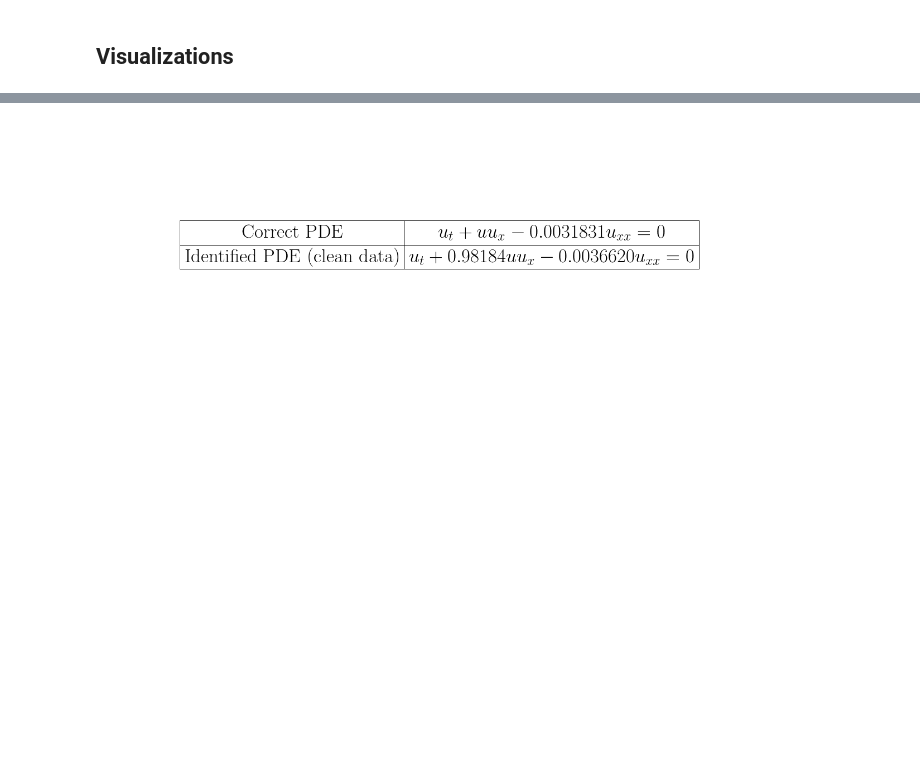
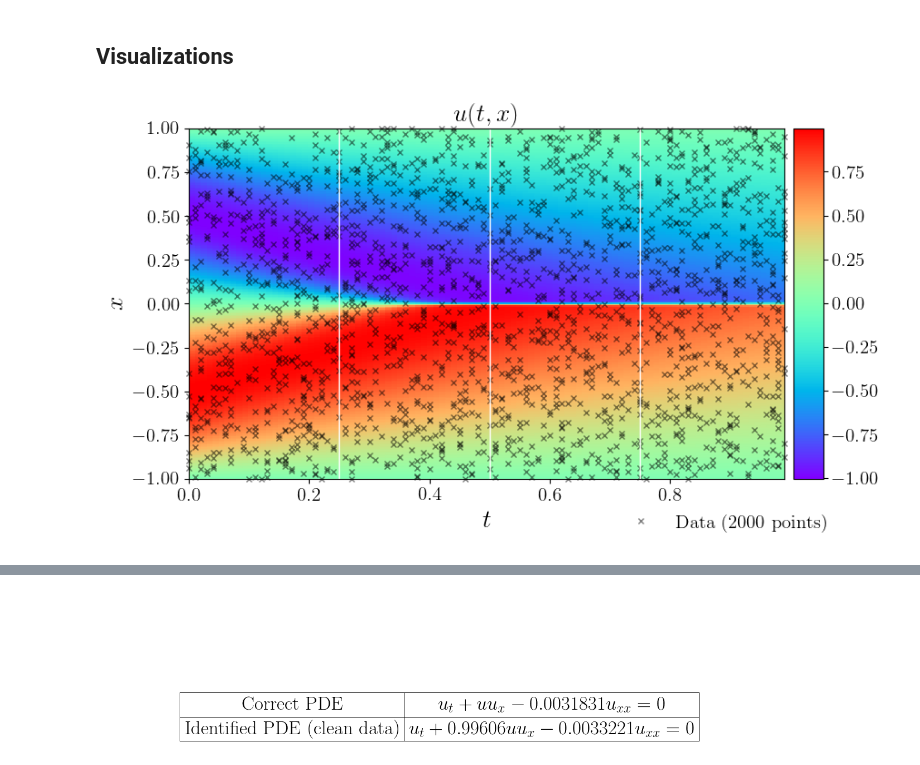
Before and after one commit to abhilash-neog/PINNs-With-Adaptive-Weighing, a Jupyter notebook: Burgers_inverse_with_weighing.ipynb, the cells around one changed output, grey strips where cells are left out. Drawn from its saved outputs; the diff is of its cells as text; code cells hidden in the pictures; blank space fills up the shorter version.

```diff
--- a/Burgers_inverse_with_weighing.ipynb
+++ b/Burgers_inverse_with_weighing.ipynb
@@ -327,11 +326,11 @@ Error l2: 15.04362%
 # %% [markdown]
 ## Training on Noisy Data
 # %%
-# noise = 0.01
+noise = 0.01
 
-# # create training set
-# u_train = u_train + noise*np.std(u_train)*np.random.randn(u_train.shape[0], u_train.shape[1])
+# create training set
+u_train = u_train + noise*np.std(u_train)*np.random.randn(u_train.shape[0], u_train.shape[1])
 
-# # training
-# model = PhysicsInformedNN(X_u_train, u_train, layers, lb, ub)
-# model.train(10000)
+# training
+model = PhysicsInformedNN(X_u_train, u_train, layers, lb, ub)
+model.train(0)
@@ -339,46 +356,48 @@ Error l2: 15.04362%
 ## Visualizations
 # %%
 
-# """ The aesthetic setting has changed. """
+""" The aesthetic setting has changed. """
 
-# ####### Row 0: u(t,x) ##################
+####### Row 0: u(t,x) ##################
 
-# fig = plt.figure(figsize=(9, 5))
-# ax = fig.add_subplot(111)
+fig = plt.figure(figsize=(9, 5))
+ax = fig.add_subplot(111)
 
-# h = ax.imshow(U_pred.T, interpolation='nearest', cmap='rainbow',
-#               extent=[t.min(), t.max(), x.min(), x.max()],
-#               origin='lower', aspect='auto')
-# divider = make_axes_locatable(ax)
-# cax = divider.append_axes("right", size="5%", pad=0.10)
-# cbar = fig.colorbar(h, cax=cax)
-# cbar.ax.tick_params(labelsize=15)
+h = ax.imshow(U_pred.T, interpolation='nearest', cmap='rainbow',
+              extent=[t.min(), t.max(), x.min(), x.max()],
+              origin='lower', aspect='auto')
+divider = make_axes_locatable(ax)
+cax = divider.append_axes("right", size="5%", pad=0.10)
+cbar = fig.colorbar(h, cax=cax)
+cbar.ax.tick_params(labelsize=15)
 
-# ax.plot(
-#     X_u_train[:,1],
-#     X_u_train[:,0],
-#     'kx', label = 'Data (%d points)' % (u_train.shape[0]),
-#     markersize = 4,  # marker size doubled
-#     clip_on = False,
-#     alpha=.5
-# )
+ax.plot(
+    X_u_train[:,1],
+    X_u_train[:,0],
+    'kx', label = 'Data (%d points)' % (u_train.shape[0]),
+    markersize = 4,  # marker size doubled
+    clip_on = False,
+    alpha=.5
+)
 
-# line = np.linspace(x.min(), x.max(), 2)[:,None]
-# ax.plot(t[25]*np.ones((2,1)), line, 'w-', linewidth = 1)
-# ax.plot(t[50]*np.ones((2,1)), line, 'w-', linewidth = 1)
-# ax.plot(t[75]*np.ones((2,1)), line, 'w-', linewidth = 1)
+line = np.linspace(x.min(), x.max(), 2)[:,None]
+ax.plot(t[25]*np.ones((2,1)), line, 'w-', linewidth = 1)
+ax.plot(t[50]*np.ones((2,1)), line, 'w-', linewidth = 1)
+ax.plot(t[75]*np.ones((2,1)), line, 'w-', linewidth = 1)
 
-# ax.set_xlabel('$t$', size=20)
-# ax.set_ylabel('$x$', size=20)
-# ax.legend(
-#     loc='upper center',
-#     bbox_to_anchor=(0.9, -0.05),
-#     ncol=5,
-#     frameon=False,
-#     prop={'size': 15}
-# )
-# ax.set_title('$u(t,x)$', fontsize = 20) # font size doubled
-# ax.tick_params(labelsize=15)
+ax.set_xlabel('$t$', size=20)
+ax.set_ylabel('$x$', size=20)
+ax.legend(
+    loc='upper center',
+    bbox_to_anchor=(0.9, -0.05),
+    ncol=5,
+    frameon=False,
+    prop={'size': 15}
+)
+ax.set_title('$u(t,x)$', fontsize = 20) # font size doubled
+ax.tick_params(labelsize=15)
 
-# plt.show()
+plt.show()
+# %% [output]
+[figure, added]
 # %%
```
Also changed, not shown: parts of 7 cells of this notebook, 2 other files.
